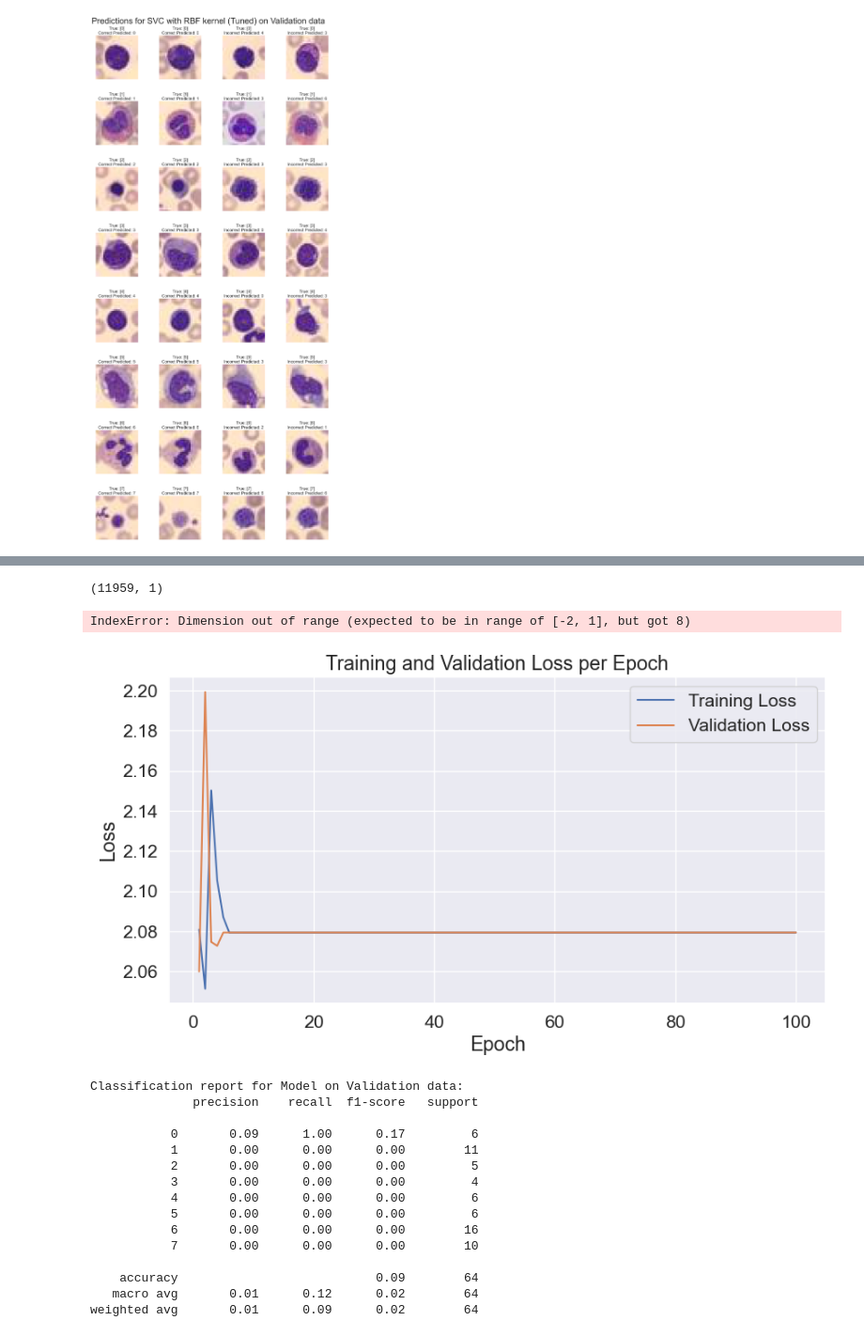
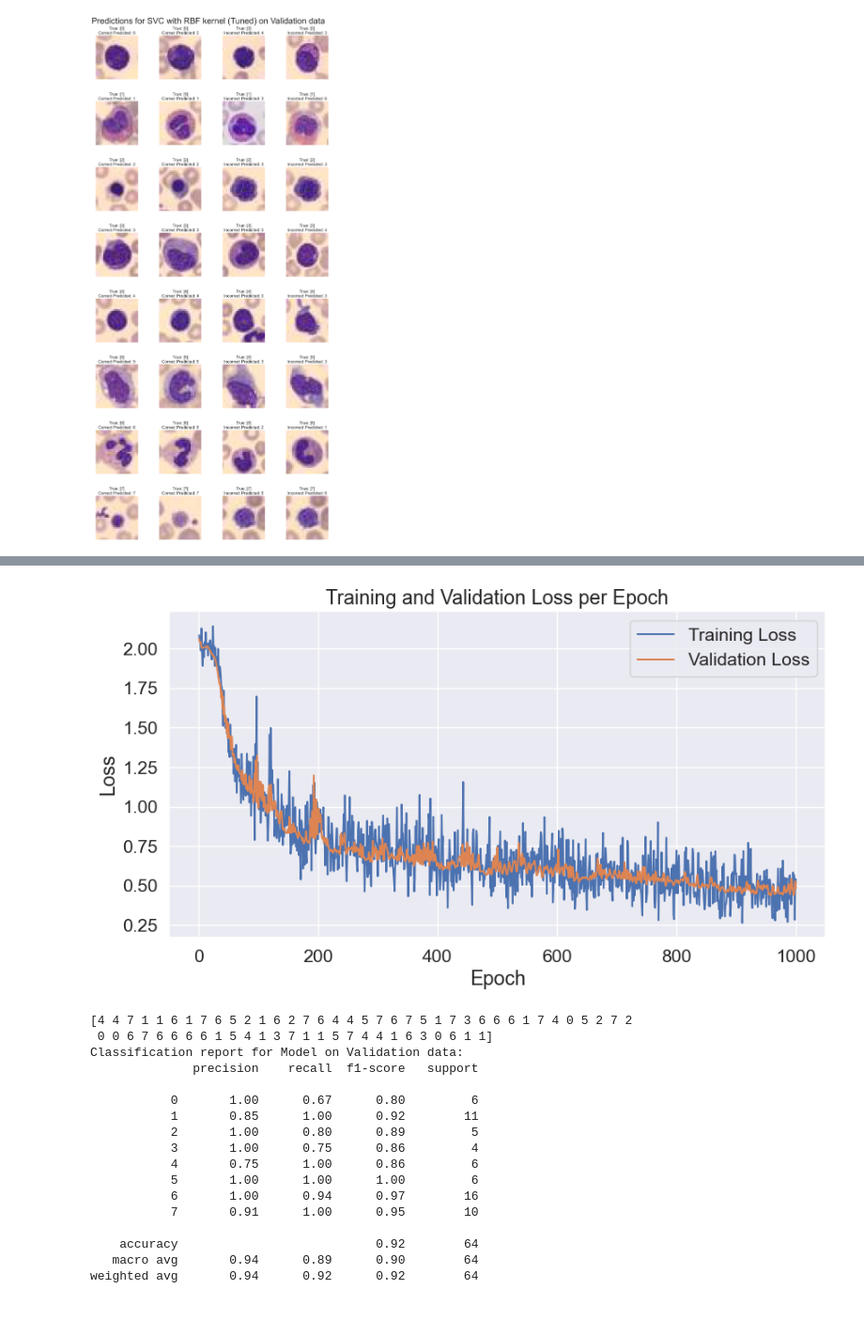
Before and after one commit to phil-mira/AMLS_assignment24_25, a Jupyter notebook: B/main_B.ipynb, the cells around one changed output, grey strips where cells are left out. Shown at 94% size. Cells and saved outputs as stored; diff of their text form; code cells hidden in the pictures.

Commit message:
Refactor model invocation in training and testing functions; streamline code by removing unnecessary method calls

```diff
--- a/B/main_B.ipynb
+++ b/B/main_B.ipynb
@@ -204,25 +217,23 @@ from sklearn.metrics import f1_score
 
 # Define the CNN model
 class BloodMnistCNN(nn.Module):
-    def __init__(self, h1=400, h2=128,  num_classes=8):
+    def __init__(self, num_classes=8, conv1_out_channels=32, conv2_out_channels=64, conv3_out_channels=128, fc1_out_features=256):
         super(BloodMnistCNN, self).__init__()
-        #self.conv1 = nn.Conv2d(3, 32, 3, 1, padding=1)
-        #self.conv2 = nn.Conv2d(32, 64, 3, 1, padding=1)
-        self.fc1 = nn.Linear(28*28*3, h1)
-        self.fc2 = nn.Linear(h1, h2)
-        self.fc3 = nn.Linear(128, num_classes)
-
+        self.conv1 = nn.Conv2d(in_channels=3, out_channels=conv1_out_channels, kernel_size=3, stride=1, padding=1)
+        self.conv2 = nn.Conv2d(in_channels=conv1_out_channels, out_channels=conv2_out_channels, kernel_size=3, stride=1, padding=1)
+        self.conv3 = nn.Conv2d(in_channels=conv2_out_channels, out_channels=conv3_out_channels, kernel_size=3, stride=1, padding=1)
+        self.pool = nn.MaxPool2d(kernel_size=2, stride=2, padding=0)
+        self.fc1 = nn.Linear(conv3_out_channels * 3 * 3, fc1_out_features)
+        self.fc2 = nn.Linear(fc1_out_features, num_classes)
 
     def forward(self, x):
-        #x = F.relu(self.conv1(x))
-        #x = F.relu(self.conv2(x))
-        #x= F.max_pool2d(x, 2)
-        x = torch.flatten(x, 1)
+        x = self.pool(F.relu(self.conv1(x)))
+        x = self.pool(F.relu(self.conv2(x)))
+        x = self.pool(F.relu(self.conv3(x)))
+        x = x.view(-1, self.conv3.out_channels * 3 * 3)
         x = F.relu(self.fc1(x))
-        x = F.relu(self.fc2(x))
-        x = F.relu(self.fc3(x))
-        output = x
-        return output
+        x = self.fc2(x)
+        return x
 
 # Define the dataset class
 class BloodMnistDataset(Dataset):
@@ -253,13 +264,12 @@ train_dataset = BloodMnistDataset(data_bloodmnist['train_images'], data_bloodmni
 val_dataset = BloodMnistDataset(data_bloodmnist['val_images'], data_bloodmnist['val_labels'], transform)
 test_dataset = BloodMnistDataset(data_bloodmnist['test_images'], data_bloodmnist['test_labels'], transform)
 
-print(data_bloodmnist['train_labels'].shape)
-
 
 # Create the dataloaders
 train_loader = DataLoader(train_dataset, batch_size=64, shuffle=True)
 val_loader = DataLoader(val_dataset, batch_size=64, shuffle=False)
 test_loader = DataLoader(test_dataset, batch_size=64, shuffle=False)
+
 
 # Define the device
 device = torch.device('cuda' if torch.cuda.is_available() else 'cpu')
@@ -268,8 +278,7 @@ device = torch.device('cuda' if torch.cuda.is_available() else 'cpu')
 model = BloodMnistCNN().to(device)
 optimizer = optim.Adam(model.parameters(), lr=0.001)
 criterion = nn.CrossEntropyLoss()
+num_epochs = 1000
-# %% [output]
-(11959, 1)
 # %%
 import importlib
 import helper_functions
@@ -277,31 +286,31 @@ importlib.reload(helper_functions)
 from helper_functions import *
 
 # Initialize lists to store training and validation losses
-train_losses, val_losses = train_validation(model, device, train_loader, val_loader, optimizer, criterion, n_epochs=100)
+train_losses, val_losses = train_validation(model, device, train_loader, val_loader, optimizer, criterion, num_epochs)
-# %% [output]
-IndexError: Dimension out of range (expected to be in range of [-2, 1], but got 8)
 # %%
 import importlib
 import helper_functions
 importlib.reload(helper_functions)
 from helper_functions import *
 
 
-plot_train_validation(model, device, val_loader, train_losses, val_losses, n_epochs=100)
+plot_train_validation(model, device, val_loader, train_losses, val_losses, num_epochs)
 # %% [output]
-[figure, old version]
+[figure, new version]
+[4 4 7 1 1 6 1 7 6 5 2 1 6 2 7 6 4 4 5 7 6 7 5 1 7 3 6 6 6 1 7 4 0 5 2 7 2
+ 0 0 6 7 6 6 6 6 1 5 4 1 3 7 1 1 5 7 4 4 1 6 3 0 6 1 1]
 Classification report for Model on Validation data:
               precision    recall  f1-score   support
 
-           0       0.09      1.00      0.17         6
-           1       0.00      0.00      0.00        11
-           2       0.00      0.00      0.00         5
-           3       0.00      0.00      0.00         4
-           4       0.00      0.00      0.00         6
-           5       0.00      0.00      0.00         6
-           6       0.00      0.00      0.00        16
-           7       0.00      0.00      0.00        10
+           0       1.00      0.67      0.80         6
+           1       0.85      1.00      0.92        11
+           2       1.00      0.80      0.89         5
+           3       1.00      0.75      0.86         4
+           4       0.75      1.00      0.86         6
+           5       1.00      1.00      1.00         6
+           6       1.00      0.94      0.97        16
+           7       0.91      1.00      0.95        10
 
-    accuracy                           0.09        64
-   macro avg       0.01      0.12      0.02        64
-weighted avg       0.01      0.09      0.02        64
+    accuracy                           0.92        64
+   macro avg       0.94      0.89      0.90        64
+weighted avg       0.94      0.92      0.92        64
```
Also changed, not shown: parts of 3 cells of this notebook, 1 other file.
